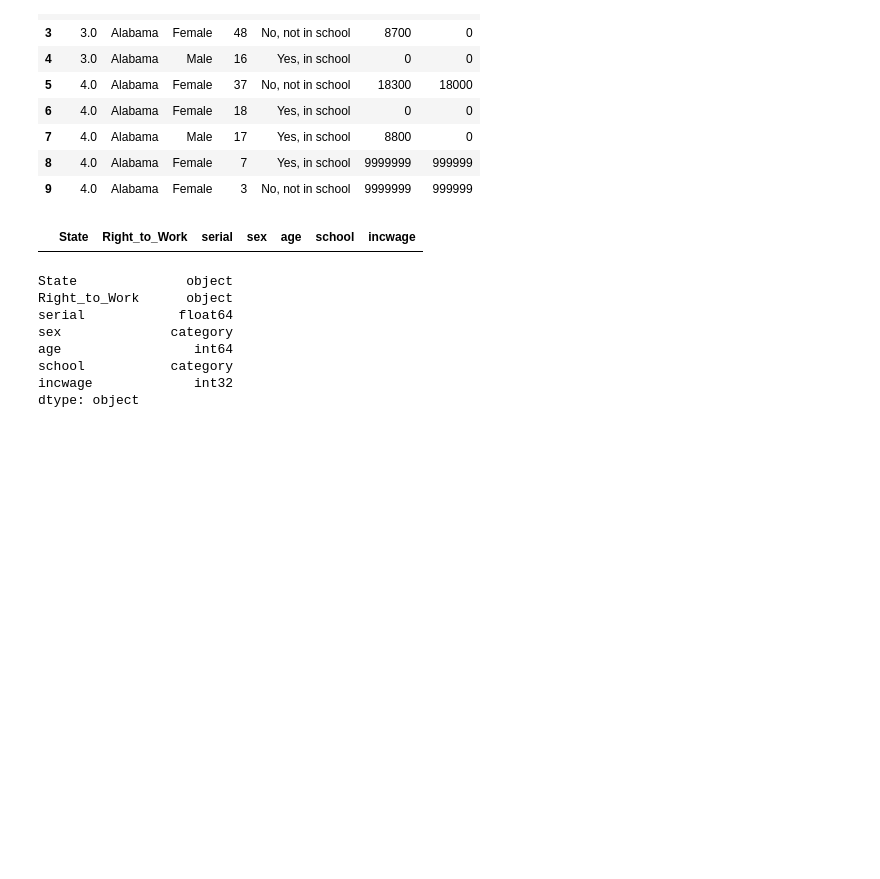
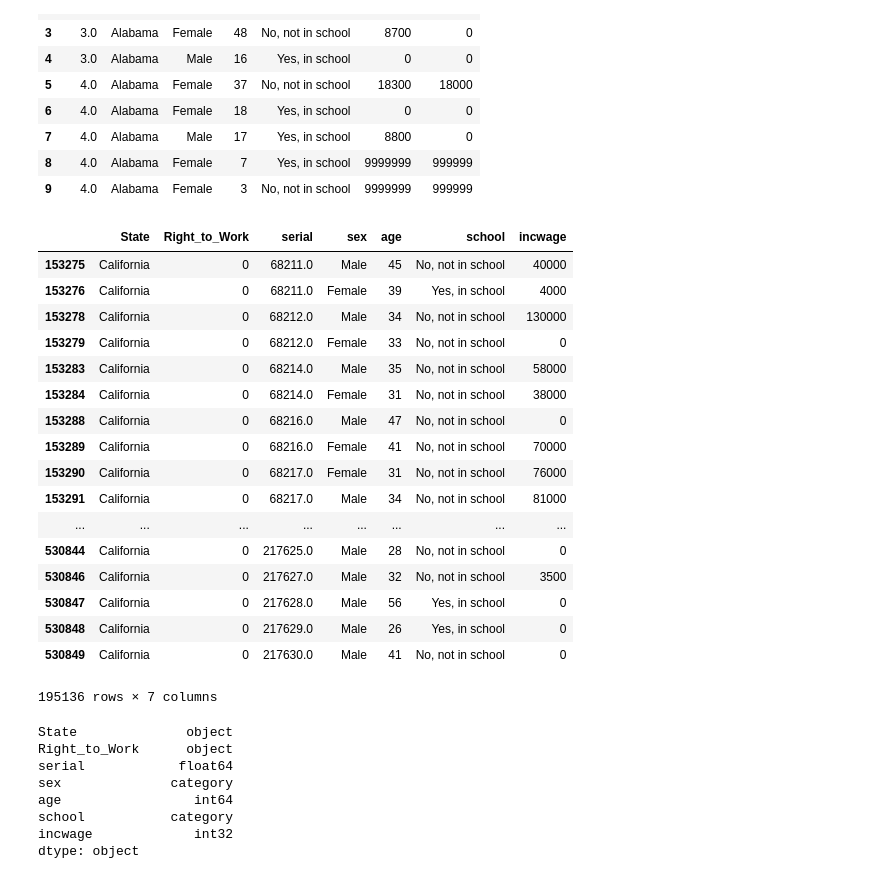
Before and after one commit to EvanLih/PUBPOL599-Seattle-Crisis-Data, a Jupyter notebook: Evan_Lih/Test Notebook Final.ipynb, the cells around one changed output. Saved outputs shown, nothing was run; the diff lists cells and outputs as text; code cells hidden in the pictures; blank space fills up the shorter version.

```diff
--- a/Evan_Lih/Test Notebook Final.ipynb
+++ b/Evan_Lih/Test Notebook Final.ipynb
@@ -87,36 +87,52 @@ ipumsdata.head(10)
 # %%
 #We are merging the two dataframes into a new dataframe called combinedResults
 combinedResults = pd.merge(fipdata, ipumsdata, on = 'State', how = 'right')
 
 ## Cleaning combined results:
 
 #Drop total income column from table
 combinedResults.drop(combinedResults.columns[6], axis = 1, inplace = True)
 
 #Drop 999999 (N/A) from incwage column
 combinedResults = combinedResults[combinedResults.incwage != 999999]
 
 #Drop weird data from age column
 combinedResults = combinedResults[combinedResults.age != "90 (90+ in 1980 and 1990)"]
 
 #convert age to numeric
 combinedResults.age=pd.to_numeric(combinedResults.age)
 
 #Limit results to working population 25-65
-combinedResults = combinedResults[combinedResults.age <= 25]
-
-combinedResults = combinedResults[combinedResults.age >= 65]
+combinedResults = combinedResults[combinedResults.age > 25]
+combinedResults = combinedResults[combinedResults.age < 65]
 
 
 
 #Replace the state name with the state you want to see. In this case, it is california.
 #A simple test to see if the Right to Work column is outputting the correct value
 combinedResults[combinedResults['State'].str.contains("California")]
 
 #This dataset only contains states, right to work, and incwage. We are ignoring
 #inctot (total income), as we are primarily looking at wage data.
 # %% [output]
 |  | State | Right_to_Work | serial | sex | age | school | incwage |
+| 153275 | California | 0 | 68211.0 | Male | 45 | No, not in school | 40000 |
+| 153276 | California | 0 | 68211.0 | Female | 39 | Yes, in school | 4000 |
+| 153278 | California | 0 | 68212.0 | Male | 34 | No, not in school | 130000 |
+| 153279 | California | 0 | 68212.0 | Female | 33 | No, not in school | 0 |
+| 153283 | California | 0 | 68214.0 | Male | 35 | No, not in school | 58000 |
+| 153284 | California | 0 | 68214.0 | Female | 31 | No, not in school | 38000 |
+| 153288 | California | 0 | 68216.0 | Male | 47 | No, not in school | 0 |
+| 153289 | California | 0 | 68216.0 | Female | 41 | No, not in school | 70000 |
+| 153290 | California | 0 | 68217.0 | Female | 31 | No, not in school | 76000 |
+| 153291 | California | 0 | 68217.0 | Male | 34 | No, not in school | 81000 |
+| ... | ... | ... | ... | ... | ... | ... | ... |
+| 530844 | California | 0 | 217625.0 | Male | 28 | No, not in school | 0 |
+| 530846 | California | 0 | 217627.0 | Male | 32 | No, not in school | 3500 |
+| 530847 | California | 0 | 217628.0 | Male | 56 | Yes, in school | 0 |
+| 530848 | California | 0 | 217629.0 | Male | 26 | Yes, in school | 0 |
+| 530849 | California | 0 | 217630.0 | Male | 41 | No, not in school | 0 |
+195136 rows × 7 columns
 # %%
 combinedResults.dtypes
 # %% [output]
```
Also changed, not shown: parts of 1 cell of this notebook.
